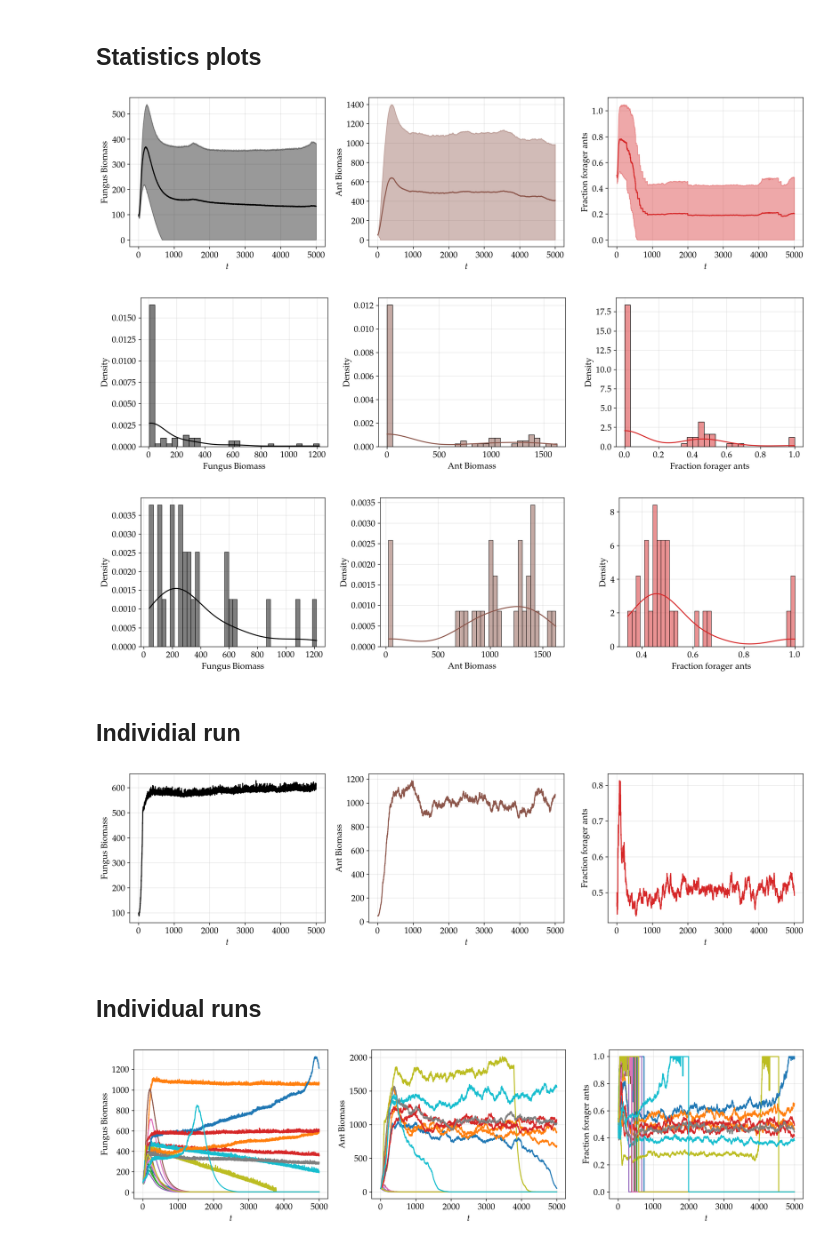
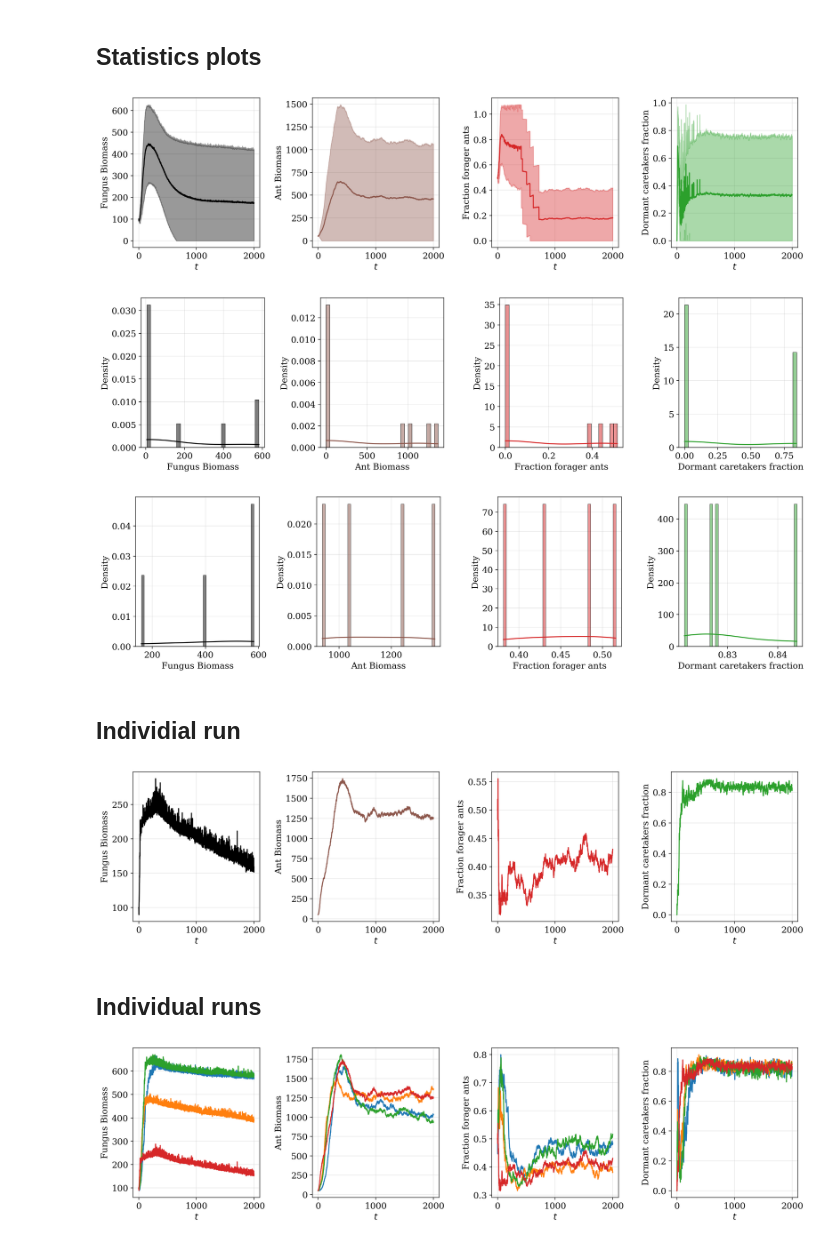
Before and after one commit to Maloup/leafcutter-ants-fungi-mutualism-abm, a Jupyter notebook: leafcutter_ants_fungi_mutualism/Time steps visualization.ipynb, the cells around one changed output. Saved outputs shown, nothing was run; the diff lists cells and outputs as text; code cells hidden in the pictures.

Commit message:
Change dormant tracking to fraction, add fraction dormant to visualization

```diff
--- a/leafcutter_ants_fungi_mutualism/Time steps visualization.ipynb
+++ b/leafcutter_ants_fungi_mutualism/Time steps visualization.ipynb
@@ -14,7 +14,7 @@ mpl.rcParams["axes.grid"] = True
 mpl.rcParams["grid.alpha"] = 0.3
 mpl.rcParams["axes.axisbelow"] = True
 
-TEX_PLOTS = True
+TEX_PLOTS = False
 
 if TEX_PLOTS:
     plt.rc("text", usetex=True)
@@ -48,27 +48,27 @@ grouped_df = concat_df.groupby(level=0)
 means_df = grouped_df.mean()
 std_df = grouped_df.std()
 # %%
-cols = ("Fungus Biomass", "Ant Biomass", "Fraction forager ants")
-colors = ("black", "tab:brown", "tab:red")
+cols = ("Fungus Biomass", "Ant Biomass", "Fraction forager ants", "Dormant caretakers fraction")
+colors = ("black", "tab:brown", "tab:red", "tab:green")
 # %%
 fig = plt.figure(figsize=(15, 4))
 
 for i, (measure, color) in enumerate(zip(cols, colors)):
-    ax = fig.add_subplot(1, 3, i+1)
+    ax = fig.add_subplot(1, len(cols), i+1)
     ax.plot(range(t), means_df[measure], label=measure, color=color)
     mean_min_std = means_df[measure] - std_df[measure]
     mean_min_std[mean_min_std < 0] = 0
 
     ax.fill_between(range(t),
                     mean_min_std, means_df[measure] + std_df[measure],
                     alpha=0.4, color=color)
     ax.set_xlabel("$t$")
     ax.set_ylabel(f"{measure}")
 
 plt.tight_layout()
 plt.show()
 # %% [output]
-[figure, old version]
+[figure, new version]
 # %%
 final_measures = defaultdict(list)
 
@@ -82,7 +82,7 @@ final_measures_df = pd.DataFrame.from_dict(final_measures)
 fig = plt.figure(figsize=(15, 4))
 
 for i, (measure, color) in enumerate(zip(cols, colors)):
-    ax = fig.add_subplot(1, 3, i+1)
+    ax = fig.add_subplot(1, len(cols), i+1)
     g = sns.histplot(data=final_measures_df, x=measure, alpha=0.5, bins=30, ax=ax, color=color, kde=True, stat="density")
     ax.set_ylabel("Density")
     #ax.set_title(f"Final {measure} Distribution")
@@ -90,7 +90,7 @@ for i, (measure, color) in enumerate(zip(cols, colors)):
 plt.tight_layout()
 plt.show()
 # %% [output]
-[figure, old version]
+[figure, new version]
 # %%
 fig = plt.figure(figsize=(15, 4))
 
@@ -104,7 +104,7 @@ for i, (measure, color) in enumerate(zip(cols, colors)):
     else:
         filtered_df = final_measures_df[measure].loc[~(final_measures_df[measure] == 0)]
 
-    ax = fig.add_subplot(1, 3, i+1)
+    ax = fig.add_subplot(1, len(cols), i+1)
     g = sns.histplot(data=filtered_df, alpha=0.5, bins=40, ax=ax, color=color, kde=True, stat="density")
     ax.set_ylabel("Density")
     #ax.set_title(f"Final {measure} Distribution")
@@ -112,15 +112,15 @@ for i, (measure, color) in enumerate(zip(cols, colors)):
 plt.tight_layout()
 plt.show()
 # %% [output]
-[figure, old version]
+[figure, new version]
 # %% [markdown]
 ## Individial run
 # %%
-run = 33
+run = 9
 fig = plt.figure(figsize=(15, 4))
 
 for i, (measure, color) in enumerate(zip(cols, colors)):
-    ax = fig.add_subplot(1, 3, i+1)
+    ax = fig.add_subplot(1, len(cols), i+1)
     ax.plot(range(t), dfs[run][measure], label=measure, color=color)
     ax.set_ylabel(f"{measure}")
     ax.set_xlabel("$t$")
@@ -128,6 +128,6 @@ for i, (measure, color) in enumerate(zip(cols, colors)):
 plt.tight_layout()
 plt.show()
 # %% [output]
-[figure, old version]
+[figure, new version]
 # %% [markdown]
 ## Individual runs
@@ -135,16 +138,18 @@ plt.show()
 fig = plt.figure(figsize=(15, 4))
 
 for i, measure in enumerate(cols):
-    ax = fig.add_subplot(1, 3, i+1)
-    for df in dfs[20:40]:
-        ax.plot(range(t), df[measure], label=measure)
+    ax = fig.add_subplot(1, len(cols), i+1)
+    for df in dfs[0:10]:
+        # filter out extinction runs
+        if not extinct_at_end_p(df):
+            ax.plot(range(t), df[measure], label=measure)
     ax.set_ylabel(measure)
     ax.set_xlabel("$t$")
 
 plt.tight_layout()
 plt.show()
 # %% [output]
-[figure, old version]
+[figure, new version]
 # %%
 from itertools import chain
 
```
Also changed, not shown: parts of 4 cells of this notebook, 2 other files.
